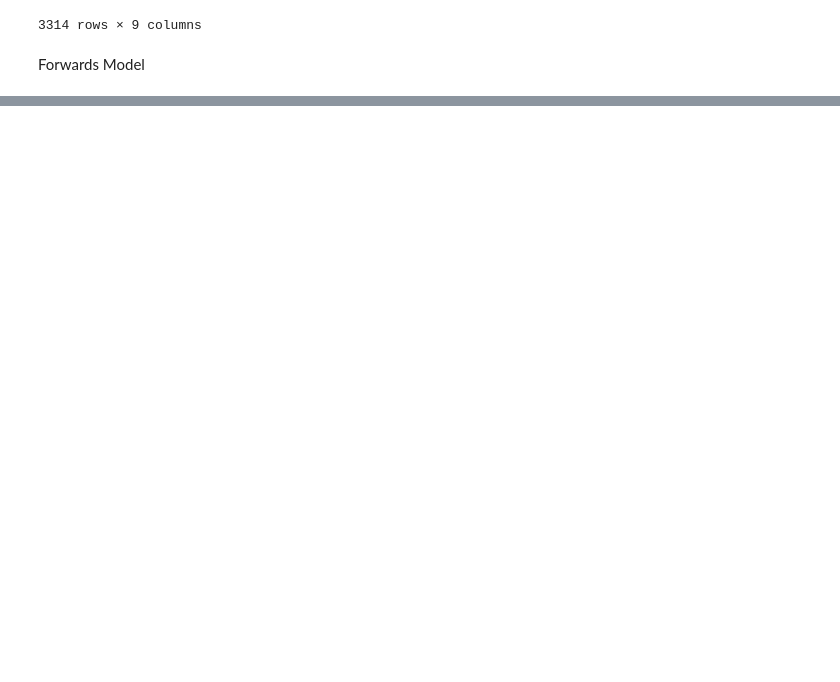
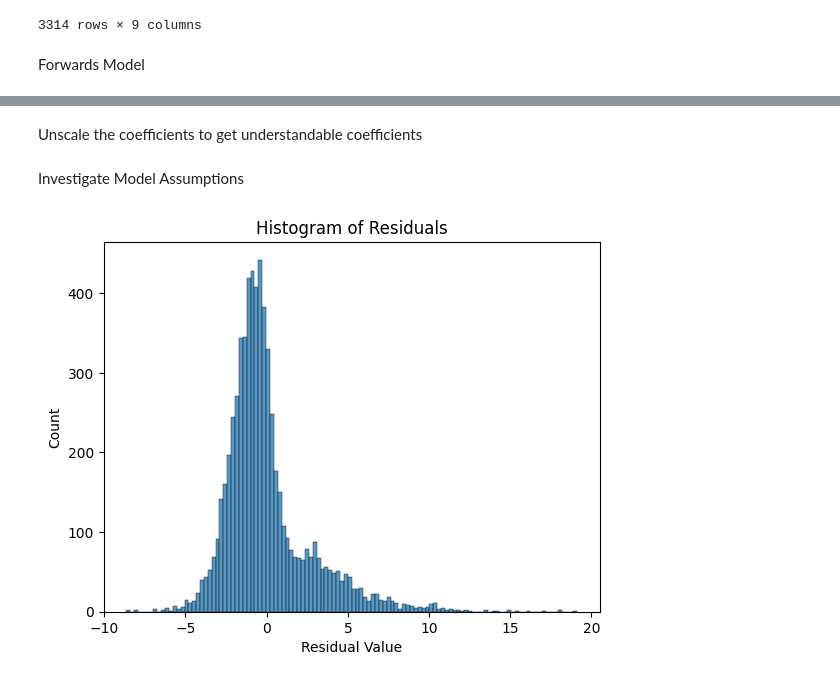
Before and after one commit to mattfurey1/fpl_points_predictor, a Jupyter notebook: project.ipynb, the cells around one changed output, grey strips where cells are left out. Drawn from its saved outputs; the diff is of its cells as text; code cells hidden in the pictures; blank space fills up the shorter version.

```diff
--- a/project.ipynb
+++ b/project.ipynb
@@ -959,6 +972,6 @@ Testing Root Mean Squared Error: 2.5270777014494965
 # %% [markdown]
 Defenders Model
 # %%
-def_model_df = linear_regression_modelling(df_def_train, df_def_test)
+def_lr_model, def_coef_df, def_model_df = linear_regression_modelling(df_def_train, df_def_test)
 def_model_df
 # %% [output]
@@ -995,6 +1000,6 @@ Testing Root Mean Squared Error: 2.608697100288858
 # %% [markdown]
 Midfielders Model
 # %%
-mid_model_df = linear_regression_modelling(df_mid_train, df_mid_test)
+mid_lr_model, mid_coef_df, mid_model_df = linear_regression_modelling(df_mid_train, df_mid_test)
 mid_model_df
 # %% [output]
@@ -1031,6 +1028,6 @@ Testing Root Mean Squared Error: 2.93466455435896
 # %% [markdown]
 Forwards Model
 # %%
-fwd_model_df = linear_regression_modelling(df_fwd_train, df_fwd_test)
+fwd_lr_model, fwd_coef_df, fwd_model_df = linear_regression_modelling(df_fwd_train, df_fwd_test)
 fwd_model_df
 # %% [output]
@@ -1068,0 +1056,4 @@ Testing Root Mean Squared Error: 3.3569450285412037
+# %%
+# get a dataframe with all position model dataframes
+all_model_dfs = pd.concat([gk_model_df, def_model_df, mid_model_df, fwd_model_df]).reset_index(drop=True)
+all_model_dfs
@@ -1068,0 +1074,12 @@ Testing Root Mean Squared Error: 3.3569450285412037
+# %% [markdown]
+Unscale the coefficients to get understandable coefficients
+# %% [markdown]
+Investigate Model Assumptions
+# %%
+# Visualise the distribution of the residuals
+fig = sns.histplot(all_model_dfs["residual"])
+fig.set_xlabel("Residual Value")
+fig.set_title("Histogram of Residuals")
+plt.show()
+# %% [output]
+[figure, added]
```
Also changed, not shown: parts of 15 cells of this notebook.
